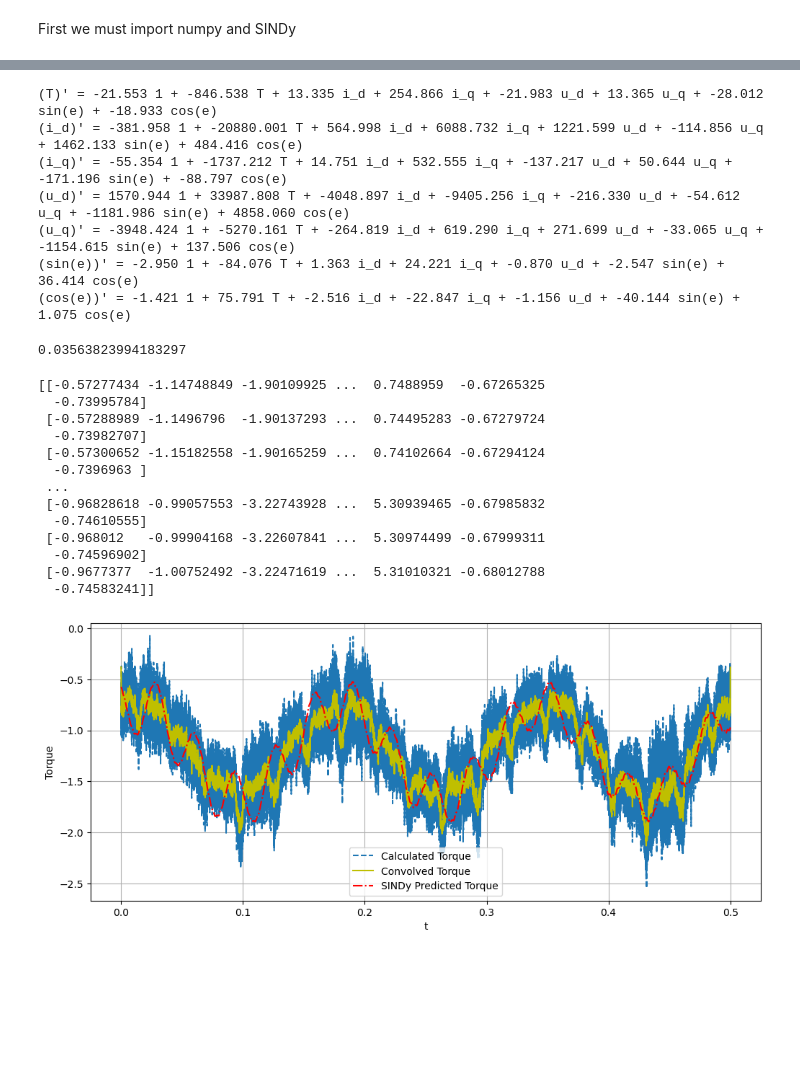
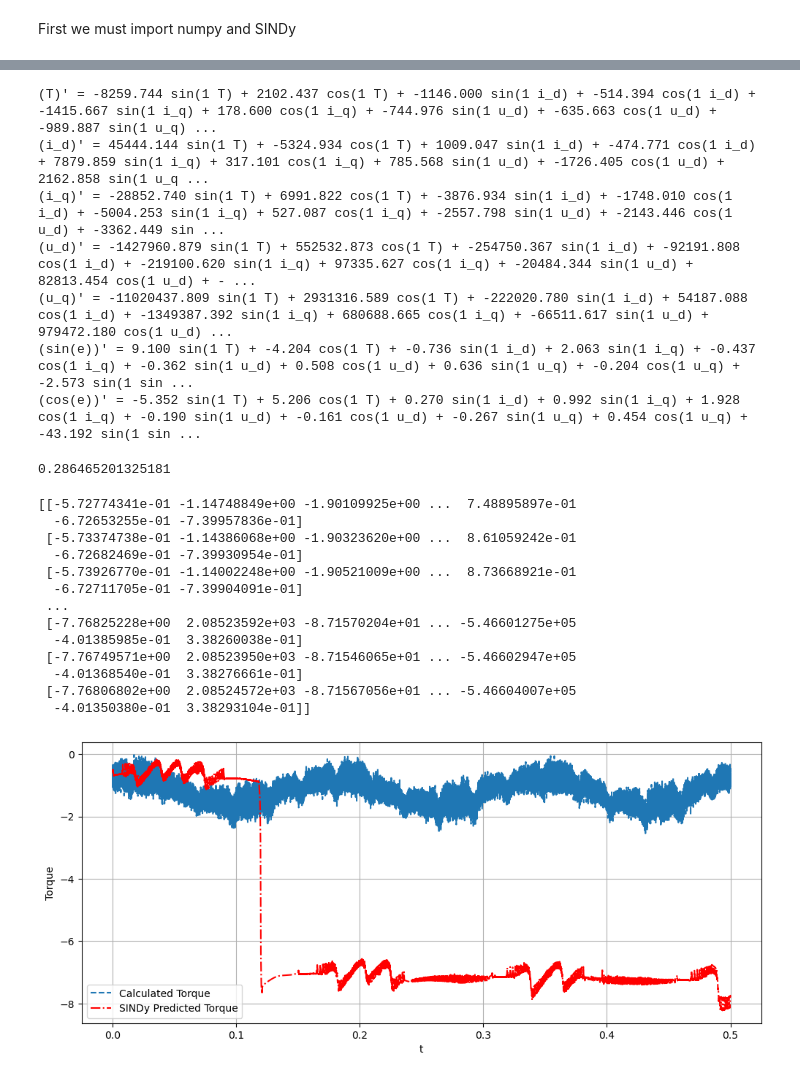
Before and after one commit to skydrive22/ME599_Torque_Estimation, a Jupyter notebook: Python/CodeNotebook.ipynb, the cells around one changed output, grey strips where cells are left out. Cells and saved outputs as stored; diff of their text form; code cells hidden in the pictures; blank space fills up the shorter version.

Commit message:
ran fourier on full reduced dataset

```diff
--- a/Python/CodeNotebook.ipynb
+++ b/Python/CodeNotebook.ipynb
@@ -14,12 +14,14 @@ from scipy.integrate import odeint, solve_ivp
 file = '../ReducedTorqueData.csv'
 raw_data = np.loadtxt(file, delimiter=',', skiprows=1)
 
-# file = 'FullDataset.csv'
-# raw_data = np.loadtxt(file, delimiter=',', skiprows=500001, nrows=500000)
+# file = '../Time_series_120rpm.csv'
+# raw_data = np.loadtxt(file, delimiter=',', skiprows=1000001, max_rows=500000)[:,1:10]
 
-data = raw_data[0:raw_data.shape[0]:5]
+# data = raw_data[0:raw_data.shape[0]:5]
+data = raw_data
 
-pd.DataFrame(data[:5], columns = ['Time','i_a','i_b','i_c','u_a','u_b','u_c','e'])
+pd.DataFrame(data, columns = ['Time','i_a','i_b','i_c','u_a','u_b','u_c','e'])
+# data
 # %% [output]
 |  | Time | i_a | i_b | i_c | u_a | u_b | u_c | e |
 | 0 | 0.000000 | 1.765625 | 3.453125 | 0.937500 | -0.322917 | -0.677083 | 1.000000 | -2.403804 |
@@ -74,64 +83,65 @@ for i in range(X.shape[1]):
 # %%
 # Instantiate model
 model = SINDy(
-              feature_library=PolynomialLibrary(degree=1),
-              # feature_library=FourierLibrary(n_frequencies=1),
+              # feature_library=PolynomialLibrary(degree=1),
+              feature_library=FourierLibrary(n_frequencies=1),
               # feature_library=WeakPDELibrary(),
               differentiation_method=SmoothedFiniteDifference(),
               feature_names=['T','i_d','i_q','u_d','u_q','sin(e)','cos(e)']
             )
 
-model.fit(X_convolved, t=t)
+model.fit(X, t=t)
 model.print()
 model.coefficients()
-model.score(X_convolved, t=t[1]-t[0])
+model.score(X, t=t[1]-t[0])
 # %% [output]
-(T)' = -21.553 1 + -846.538 T + 13.335 i_d + 254.866 i_q + -21.983 u_d + 13.365 u_q + -28.012 sin(e) + -18.933 cos(e)
-(i_d)' = -381.958 1 + -20880.001 T + 564.998 i_d + 6088.732 i_q + 1221.599 u_d + -114.856 u_q + 1462.133 sin(e) + 484.416 cos(e)
-(i_q)' = -55.354 1 + -1737.212 T + 14.751 i_d + 532.555 i_q + -137.217 u_d + 50.644 u_q + -171.196 sin(e) + -88.797 cos(e)
-(u_d)' = 1570.944 1 + 33987.808 T + -4048.897 i_d + -9405.256 i_q + -216.330 u_d + -54.612 u_q + -1181.986 sin(e) + 4858.060 cos(e)
-(u_q)' = -3948.424 1 + -5270.161 T + -264.819 i_d + 619.290 i_q + 271.699 u_d + -33.065 u_q + -1154.615 sin(e) + 137.506 cos(e)
-(sin(e))' = -2.950 1 + -84.076 T + 1.363 i_d + 24.221 i_q + -0.870 u_d + -2.547 sin(e) + 36.414 cos(e)
-(cos(e))' = -1.421 1 + 75.791 T + -2.516 i_d + -22.847 i_q + -1.156 u_d + -40.144 sin(e) + 1.075 cos(e)
+(T)' = -8259.744 sin(1 T) + 2102.437 cos(1 T) + -1146.000 sin(1 i_d) + -514.394 cos(1 i_d) + -1415.667 sin(1 i_q) + 178.600 cos(1 i_q) + -744.976 sin(1 u_d) + -635.663 cos(1 u_d) + -989.887 sin(1 u_q) ...
+(i_d)' = 45444.144 sin(1 T) + -5324.934 cos(1 T) + 1009.047 sin(1 i_d) + -474.771 cos(1 i_d) + 7879.859 sin(1 i_q) + 317.101 cos(1 i_q) + 785.568 sin(1 u_d) + -1726.405 cos(1 u_d) + 2162.858 sin(1 u_q ...
+(i_q)' = -28852.740 sin(1 T) + 6991.822 cos(1 T) + -3876.934 sin(1 i_d) + -1748.010 cos(1 i_d) + -5004.253 sin(1 i_q) + 527.087 cos(1 i_q) + -2557.798 sin(1 u_d) + -2143.446 cos(1 u_d) + -3362.449 sin ...
+(u_d)' = -1427960.879 sin(1 T) + 552532.873 cos(1 T) + -254750.367 sin(1 i_d) + -92191.808 cos(1 i_d) + -219100.620 sin(1 i_q) + 97335.627 cos(1 i_q) + -20484.344 sin(1 u_d) + 82813.454 cos(1 u_d) + - ...
+(u_q)' = -11020437.809 sin(1 T) + 2931316.589 cos(1 T) + -222020.780 sin(1 i_d) + 54187.088 cos(1 i_d) + -1349387.392 sin(1 i_q) + 680688.665 cos(1 i_q) + -66511.617 sin(1 u_d) + 979472.180 cos(1 u_d) ...
+(sin(e))' = 9.100 sin(1 T) + -4.204 cos(1 T) + -0.736 sin(1 i_d) + 2.063 sin(1 i_q) + -0.437 cos(1 i_q) + -0.362 sin(1 u_d) + 0.508 cos(1 u_d) + 0.636 sin(1 u_q) + -0.204 cos(1 u_q) + -2.573 sin(1 sin ...
+(cos(e))' = -5.352 sin(1 T) + 5.206 cos(1 T) + 0.270 sin(1 i_d) + 0.992 sin(1 i_q) + 1.928 cos(1 i_q) + -0.190 sin(1 u_d) + -0.161 cos(1 u_d) + -0.267 sin(1 u_q) + 0.454 cos(1 u_q) + -43.192 sin(1 sin ...
-0.03563823994183297
+0.286465201325181
 # %%
 tspan = [t[0], t[-1]]
 X0 = X[0]
 # x_SINDy = solve_ivp(model, tspan, X0, t_eval=t)
 sim = model.simulate(X0, t=t)               # sim should match X if there was no error
 print(sim)
+T_SINDy = sim[:,0]
 # %% [output]
-[[-0.57277434 -1.14748849 -1.90109925 ...  0.7488959  -0.67265325
-  -0.73995784]
- [-0.57288989 -1.1496796  -1.90137293 ...  0.74495283 -0.67279724
-  -0.73982707]
- [-0.57300652 -1.15182558 -1.90165259 ...  0.74102664 -0.67294124
-  -0.7396963 ]
+[[-5.72774341e-01 -1.14748849e+00 -1.90109925e+00 ...  7.48895897e-01
+  -6.72653255e-01 -7.39957836e-01]
+ [-5.73374738e-01 -1.14386068e+00 -1.90323620e+00 ...  8.61059242e-01
+  -6.72682469e-01 -7.39930954e-01]
+ [-5.73926770e-01 -1.14002248e+00 -1.90521009e+00 ...  8.73668921e-01
+  -6.72711705e-01 -7.39904091e-01]
  ...
- [-0.96828618 -0.99057553 -3.22743928 ...  5.30939465 -0.67985832
-  -0.74610555]
- [-0.968012   -0.99904168 -3.22607841 ...  5.30974499 -0.67999311
-  -0.74596902]
- [-0.9677377  -1.00752492 -3.22471619 ...  5.31010321 -0.68012788
-  -0.74583241]]
+ [-7.76825228e+00  2.08523592e+03 -8.71570204e+01 ... -5.46601275e+05
+  -4.01385985e-01  3.38260038e-01]
+ [-7.76749571e+00  2.08523950e+03 -8.71546065e+01 ... -5.46602947e+05
+  -4.01368540e-01  3.38276661e-01]
+ [-7.76806802e+00  2.08524572e+03 -8.71567056e+01 ... -5.46604007e+05
+  -4.01350380e-01  3.38293104e-01]]
 # %%
-T_SINDy = sim[:,0]
-
 plt.figure(figsize=(12,5))
 plt.plot(
         t, T, '--',
-        t, X_convolved[:,0], 'y-',
-        t, T_SINDy, 'r-.')
+        # t, X_convolved[:,0], 'y-',
+        t, T_SINDy, 'r-.'
+        )
 plt.xlabel('t')
 plt.ylabel('Torque')
 plt.legend([
             'Calculated Torque',
-            'Convolved Torque',
-            'SINDy Predicted Torque'])
+        #     'Convolved Torque',
+            'SINDy Predicted Torque'
+        ])
 plt.grid()
 plt.show()
 # %% [output]
-[figure, old version]
+[figure, new version]
 # %%
 # # Define weak form ODE library
 # # defaults to derivative_order = 0 if not specified,
```
Also changed, not shown: parts of 2 cells of this notebook.
